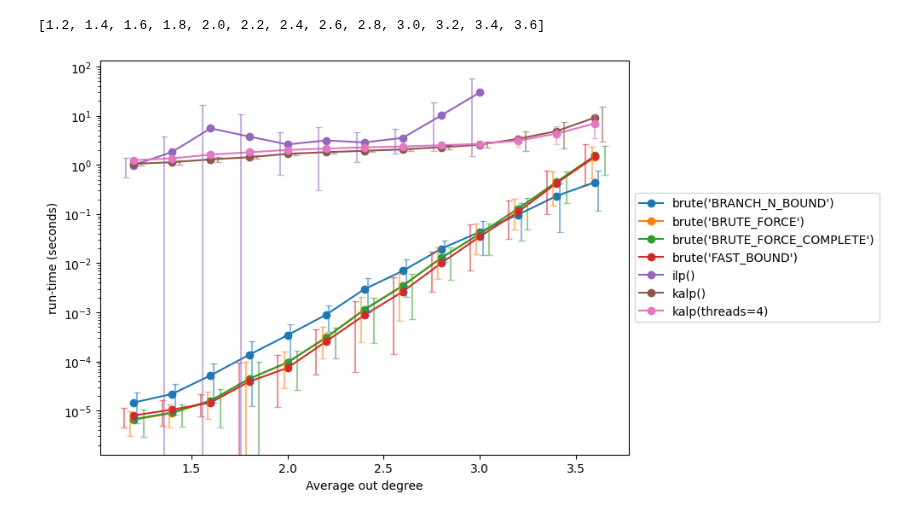
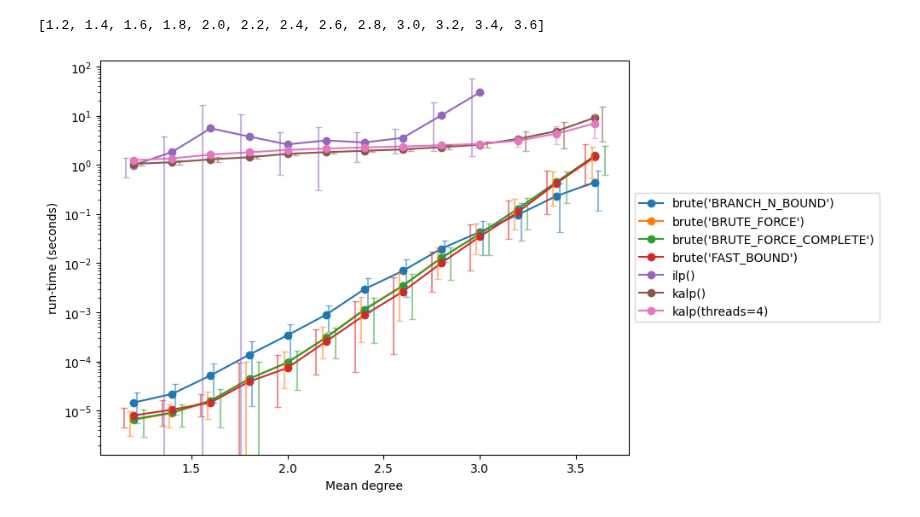
Before and after one commit to blinkybool/LongestPath, a Jupyter notebook: notebooks/benchmarking_specific_degree.ipynb, the cells around one changed output. Cells and saved outputs as stored; diff of their text form; code cells hidden in the pictures.

```diff
--- a/notebooks/benchmarking_specific_degree.ipynb
+++ b/notebooks/benchmarking_specific_degree.ipynb
@@ -248,34 +254,33 @@ list(to_plot["average_out_degree"])
 fig, ax = plt.subplots()
 
 
 to_plot.plot(
   style="o-",
   x="average_out_degree",
   y="run_time_mean",
   color=color_assignment,
   ax=ax,
 )
 
 offsets = list(np.linspace(-0.05,0.05,4)) + list(np.linspace(-0.04,0.04,3))
 
 for offset, solver_name in zip(offsets, benchmark.solver_names()):
   plt.errorbar(
     to_plot['average_out_degree'] + offset,
     to_plot['run_time_mean'][solver_name],
     yerr = to_plot['run_time_std'][solver_name],
     fmt='none',
     capsize=3,
     alpha=0.5,
     color=color_assignment[solver_name],
   )
+plt.yscale("log")
 
-plt.yscale('log')
 plt.ylabel("run-time (seconds)")
-plt.xlabel("Average out degree")
+plt.xlabel("Mean degree")
 methods = list(to_plot.columns.droplevel())
 plt.legend(methods[1:len(methods)//2+1], loc='center left', bbox_to_anchor=(1, 0.5))
-# plt.ylim(-1,5)
 
 plt.gcf().set_size_inches(8, 6)
 # %% [output]
-[figure, old version]
+[figure, new version]
```
Also changed, not shown: parts of 2 cells of this notebook, 3 other files.
